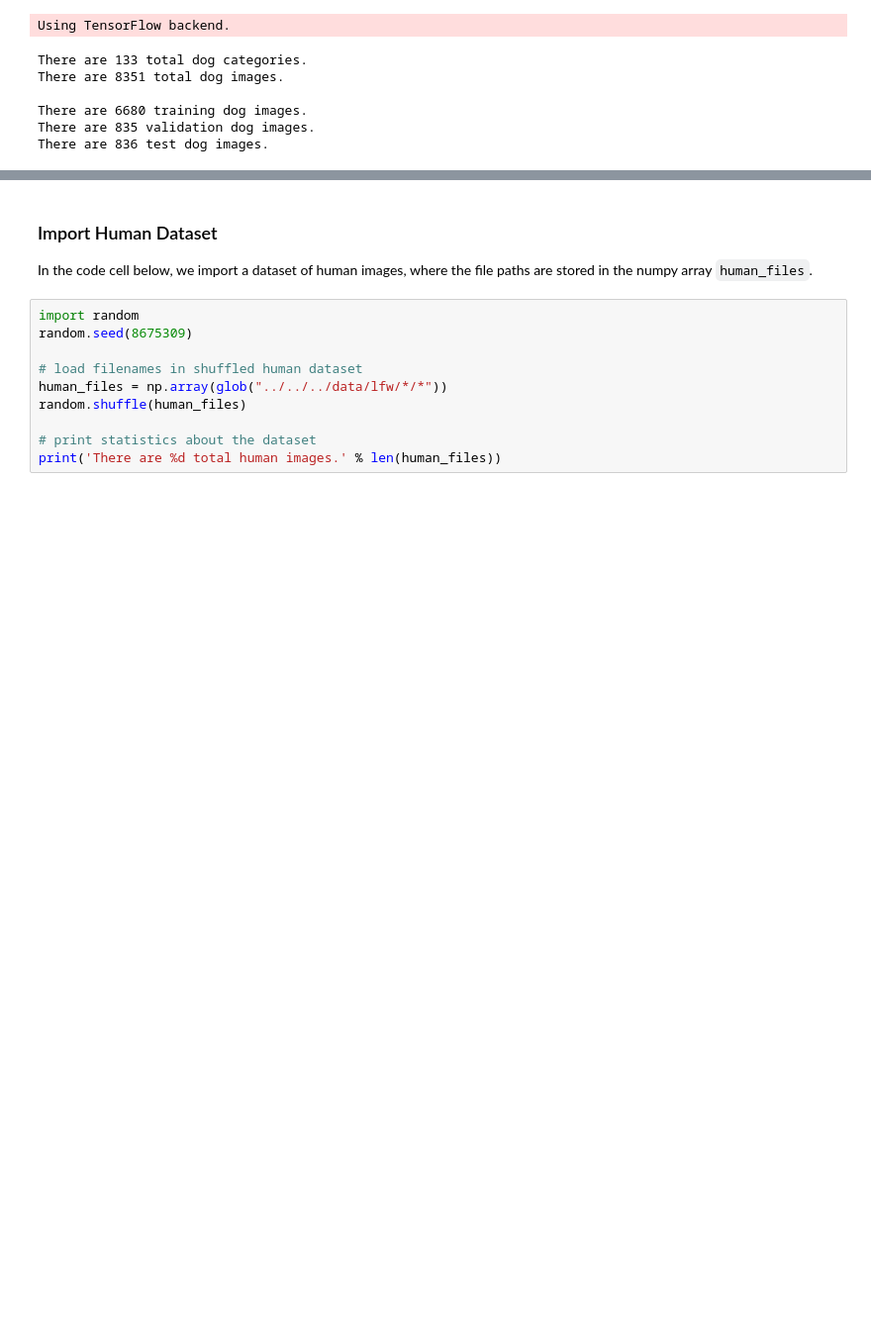
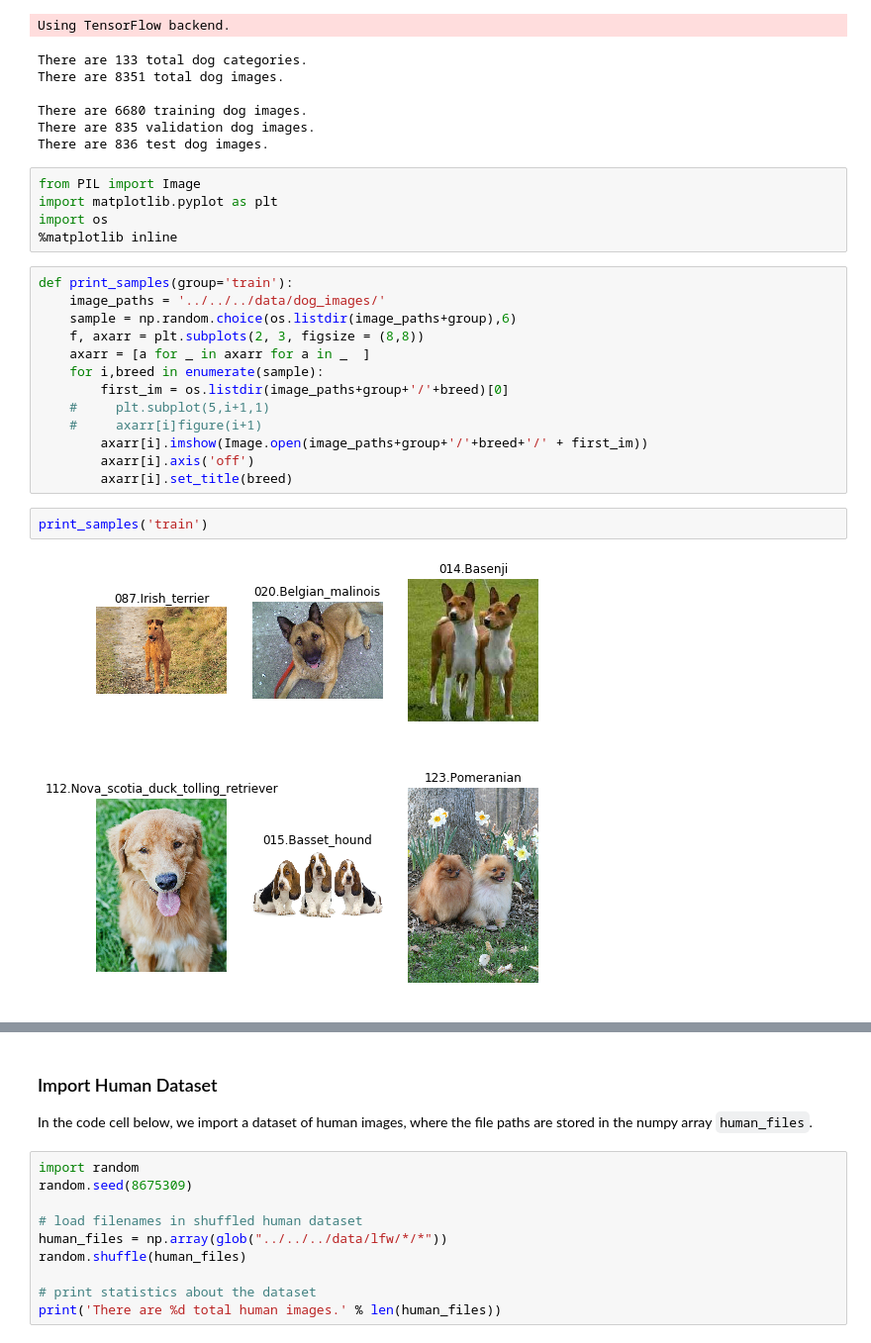
Before and after one commit to Miaadqurashi/Dog-Identification, a Jupyter notebook: dog_app.ipynb, the cells around one changed output, grey strips where cells are left out. Shown at 99% size. Drawn from its saved outputs; the diff is of its cells as text; blank space fills up the shorter version.

```diff
--- a/dog_app.ipynb
+++ b/dog_app.ipynb
@@ -91,3 +91,25 @@ There are 8351 total dog images.
 There are 6680 training dog images.
 There are 835 validation dog images.
 There are 836 test dog images.
+# %%
+from PIL import Image
+import matplotlib.pyplot as plt
+import os
+%matplotlib inline
+# %%
+def print_samples(group='train'):
+    image_paths = '../../../data/dog_images/'
+    sample = np.random.choice(os.listdir(image_paths+group),6)
+    f, axarr = plt.subplots(2, 3, figsize = (8,8))
+    axarr = [a for _ in axarr for a in _  ]
+    for i,breed in enumerate(sample):
+        first_im = os.listdir(image_paths+group+'/'+breed)[0]
+    #     plt.subplot(5,i+1,1)
+    #     axarr[i]figure(i+1)
+        axarr[i].imshow(Image.open(image_paths+group+'/'+breed+'/' + first_im))
+        axarr[i].axis('off')
+        axarr[i].set_title(breed)
+# %%
+print_samples('train')
+# %% [output]
+[figure, added]
```
Also changed, not shown: parts of 28 cells of this notebook, 1 other file.
